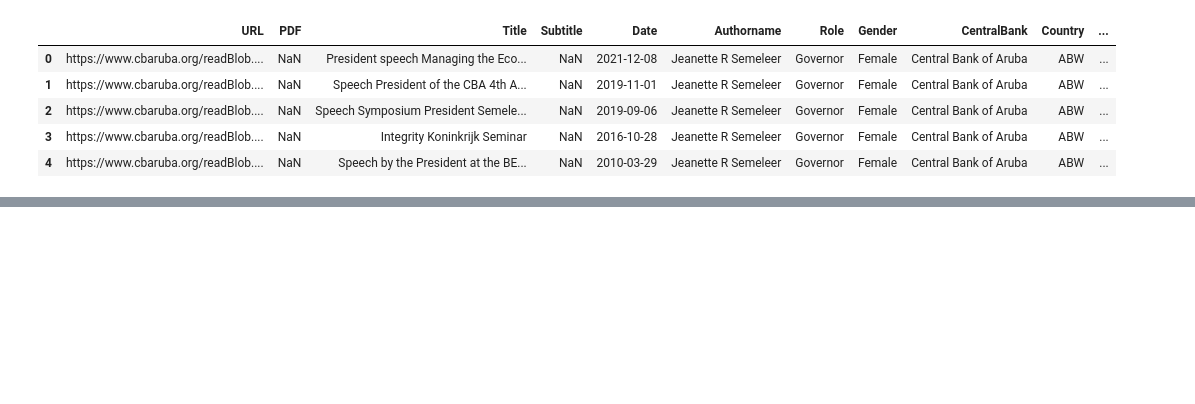
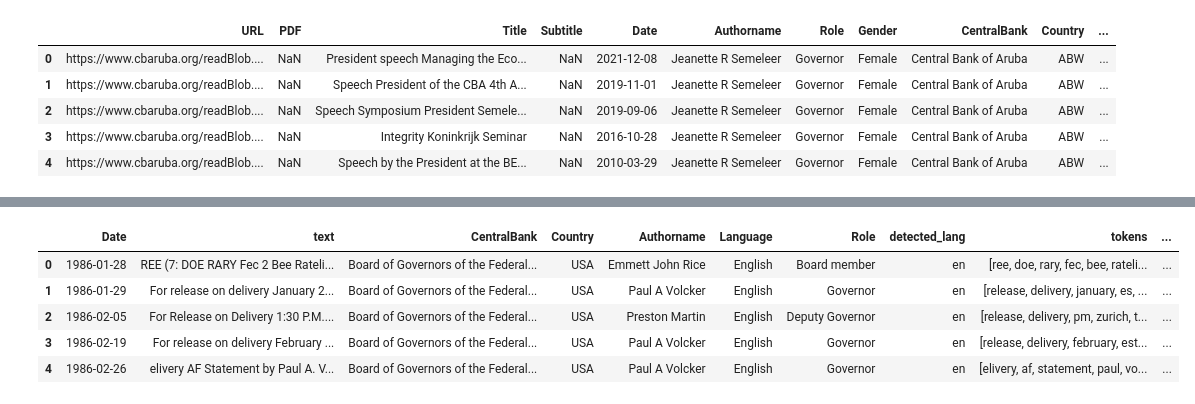
Before and after one commit to giwrgakhss/TEXT-AS-DATA-PART-2, a Jupyter notebook: script/phase2_turn2.ipynb, the cells around one changed output, grey strips where cells are left out. Cells and saved outputs as stored; diff of their text form; code cells hidden in the pictures; blank space fills up the shorter version.

```diff
--- a/script/phase2_turn2.ipynb
+++ b/script/phase2_turn2.ipynb
@@ -307,0 +481,9 @@ print(f"  Τελικές ομιλίες για ανάλυση : {after:,}")
+# %%
+df_fed.head()
+# %% [output]
+|  | Date | text | CentralBank | Country | Authorname | Language | Role | detected_lang | tokens | ... |
+| 0 | 1986-01-28 | REE (7: DOE RARY Fec 2 Bee Rateli... | Board of Governors of the Federal... | USA | Emmett John Rice | English | Board member | en | [ree, doe, rary, fec, bee, rateli... | ... |
+| 1 | 1986-01-29 | For release on delivery January 2... | Board of Governors of the Federal... | USA | Paul A Volcker | English | Governor | en | [release, delivery, january, es, ... | ... |
+| 2 | 1986-02-05 | For Release on Delivery 1:30 P.M.... | Board of Governors of the Federal... | USA | Preston Martin | English | Deputy Governor | en | [release, delivery, pm, zurich, t... | ... |
+| 3 | 1986-02-19 | For release on delivery February ... | Board of Governors of the Federal... | USA | Paul A Volcker | English | Governor | en | [release, delivery, february, est... | ... |
+| 4 | 1986-02-26 | elivery AF Statement by Paul A. V... | Board of Governors of the Federal... | USA | Paul A Volcker | English | Governor | en | [elivery, af, statement, paul, vo... | ... |
```
Also changed, not shown: parts of 11 cells of this notebook.
